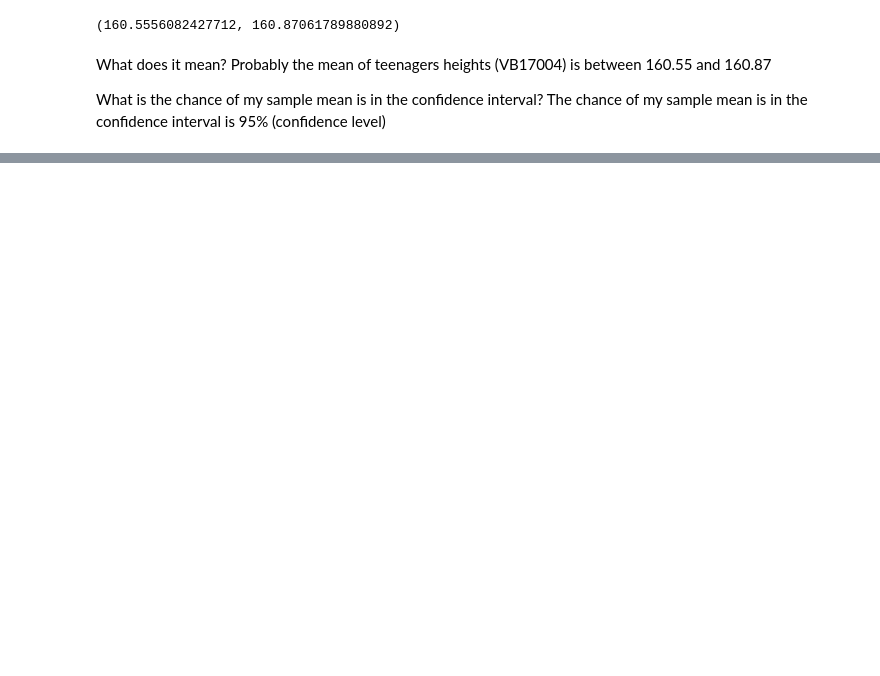
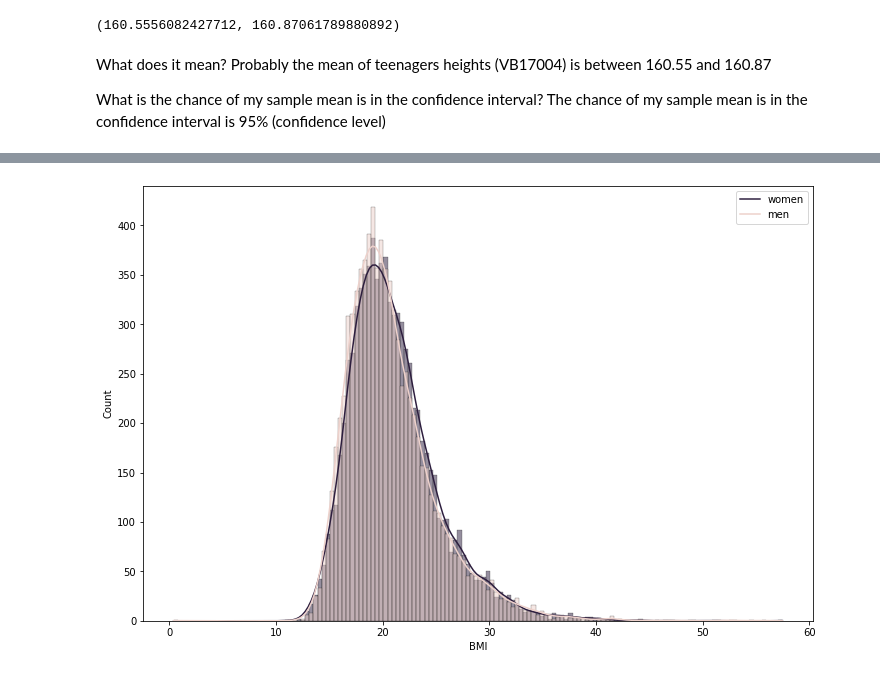
Before and after one commit to gabrielatrindade/alura-bootcamp, a Jupyter notebook: module3/pense_2015.ipynb, the cells around one changed output, grey strips where cells are left out. Cells and saved outputs as stored; diff of their text form; code cells hidden in the pictures; blank space fills up the shorter version.

```diff
--- a/module3/pense_2015.ipynb
+++ b/module3/pense_2015.ipynb
@@ -1394,0 +1559,10 @@ What is the chance of my sample mean is in the confidence interval? The chance o
+# %%
+ax = sns.histplot(data=pense_2015,
+                  x='BMI',
+                  hue='VB01001',
+                  kde=True)
+
+ax.figure.set_size_inches(12,8)
+plt.legend(labels=['women', 'men']);
+# %% [output]
+[figure, added]
```
Also changed, not shown: parts of 39 cells of this notebook.
